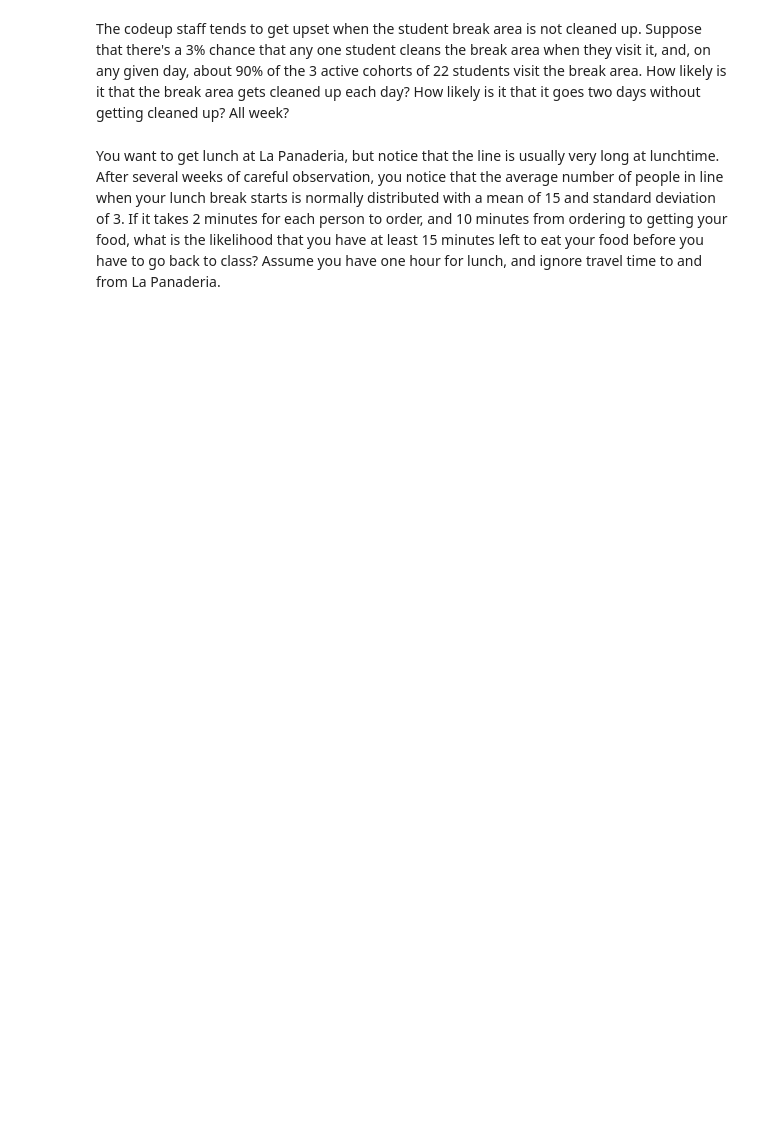
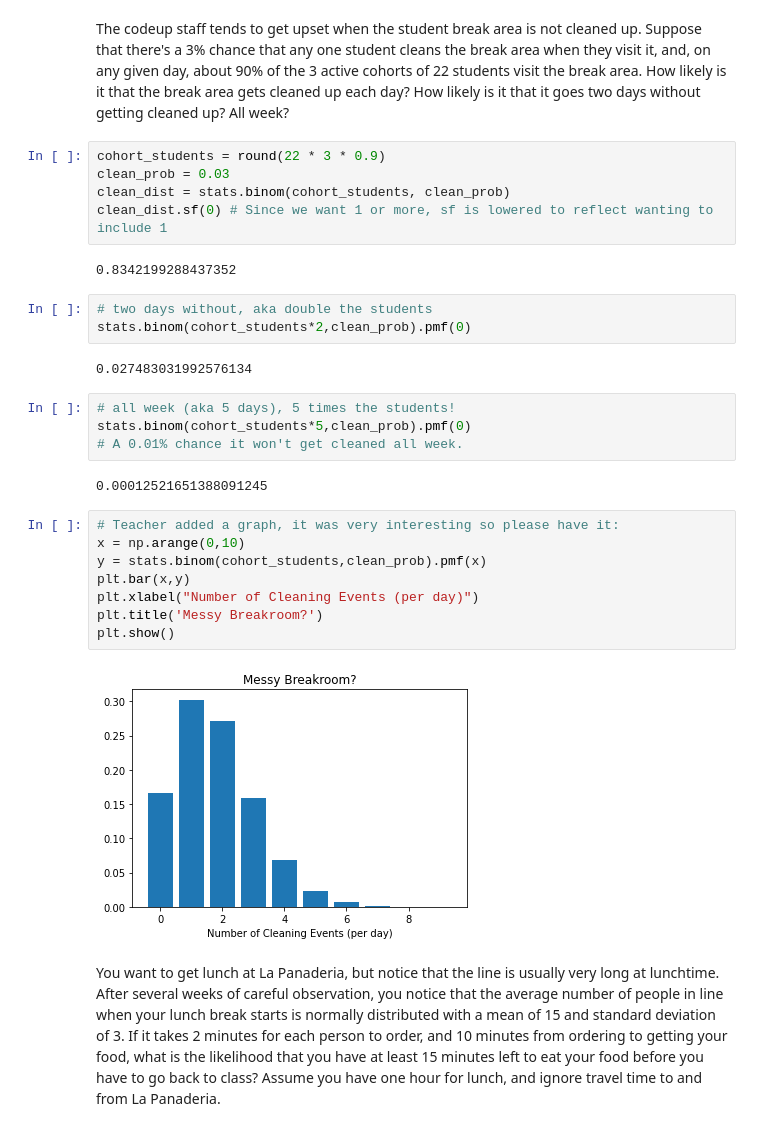
Before and after one commit to JenniferMLewis/statistics-exercises, a Jupyter notebook: probability_distributions.ipynb, the cells around one changed output. Cells and saved outputs as stored; diff of their text form; blank space fills up the shorter version.

Commit message:
Finishing up Probablity Dist from when I was sick.

```diff
--- a/probability_distributions.ipynb
+++ b/probability_distributions.ipynb
@@ -79,4 +140,32 @@ What is the probability that at least one of your first 60 answers is correct?
 # %% [markdown]
 The codeup staff tends to get upset when the student break area is not cleaned up. Suppose that there's a 3% chance that any one student cleans the break area when they visit it, and, on any given day, about 90% of the 3 active cohorts of 22 students visit the break area. How likely is it that the break area gets cleaned up each day? How likely is it that it goes two days without getting cleaned up? All week?
+# %%
+cohort_students = round(22 * 3 * 0.9)
+clean_prob = 0.03
+clean_dist = stats.binom(cohort_students, clean_prob)
+clean_dist.sf(0) # Since we want 1 or more, sf is lowered to reflect wanting to include 1
+# %% [output]
+0.8342199288437352
+# %%
+# two days without, aka double the students
+stats.binom(cohort_students*2,clean_prob).pmf(0)
+# %% [output]
+0.027483031992576134
+# %%
+# all week (aka 5 days), 5 times the students!
+stats.binom(cohort_students*5,clean_prob).pmf(0)
+# A 0.01% chance it won't get cleaned all week.
+# %% [output]
+0.00012521651388091245
+# %%
+# Teacher added a graph, it was very interesting so please have it:
+x = np.arange(0,10)
+y = stats.binom(cohort_students,clean_prob).pmf(x)
+plt.bar(x,y)
+plt.xlabel("Number of Cleaning Events (per day)")
+plt.title('Messy Breakroom?')
+plt.show()
+# %% [output]
+[figure, added]
 # %% [markdown]
 You want to get lunch at La Panaderia, but notice that the line is usually very long at lunchtime. After several weeks of careful observation, you notice that the average number of people in line when your lunch break starts is normally distributed with a mean of 15 and standard deviation of 3. If it takes 2 minutes for each person to order, and 10 minutes from ordering to getting your food, what is the likelihood that you have at least 15 minutes left to eat your food before you have to go back to class? Assume you have one hour for lunch, and ignore travel time to and from La Panaderia.
```
Also changed, not shown: parts of 19 cells of this notebook.
